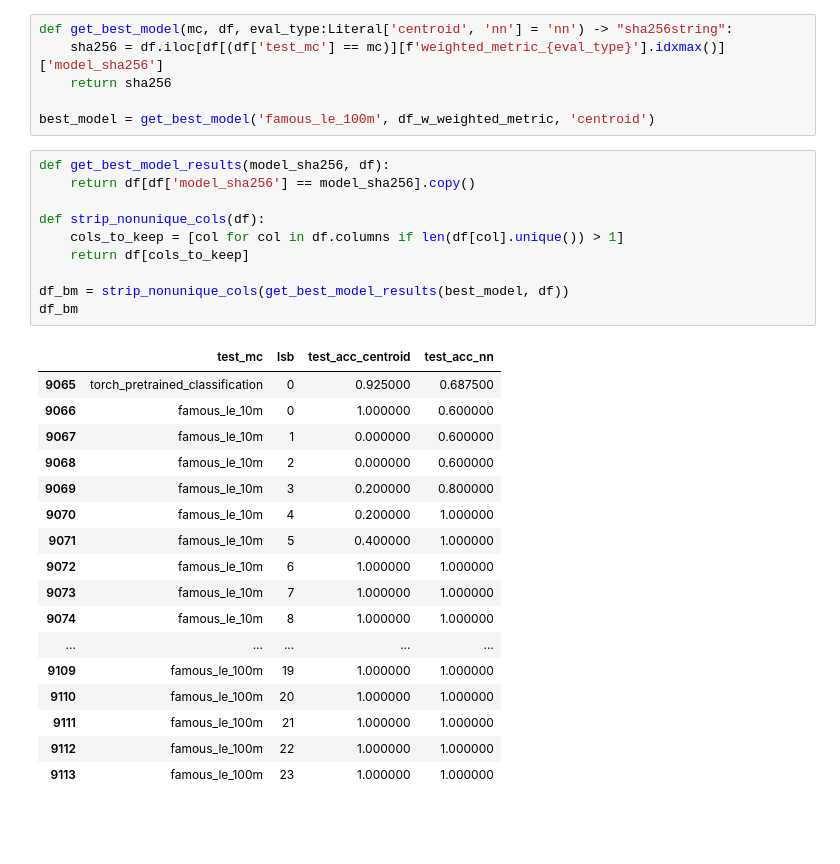
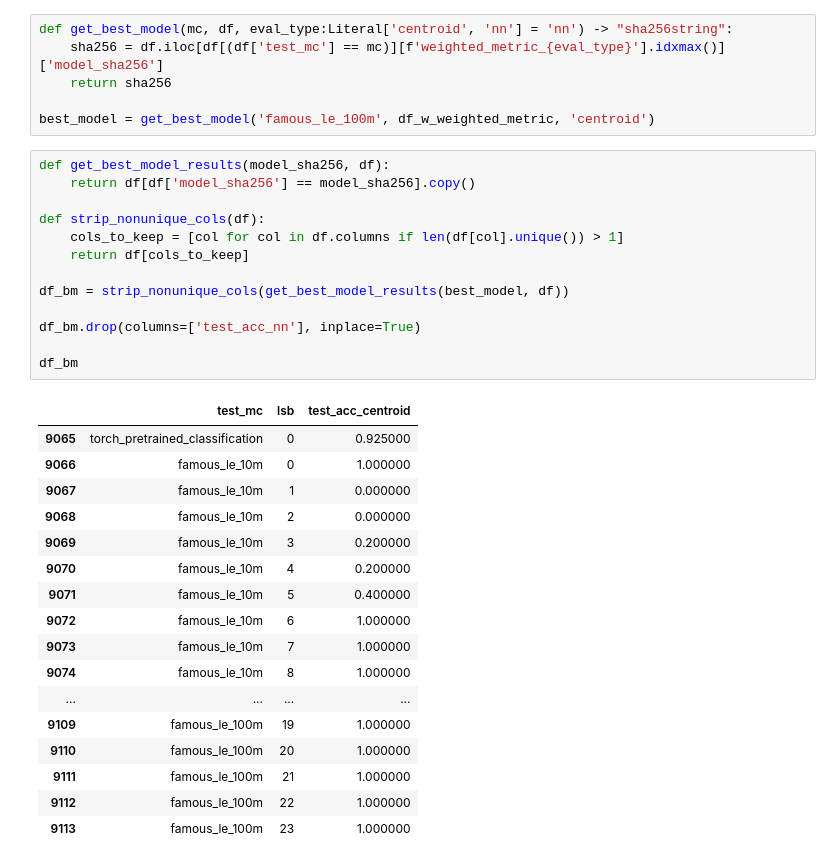
Before and after one commit to danigil/ModelXRay, a Jupyter notebook: notebooks/model_selection.ipynb, the cells around one changed output. Cells and saved outputs as stored; diff of their text form; blank space fills up the shorter version.

```diff
--- a/notebooks/model_selection.ipynb
+++ b/notebooks/model_selection.ipynb
@@ -117,28 +118,31 @@ best_model = get_best_model('famous_le_100m', df_w_weighted_metric, 'centroid')
 # %%
 def get_best_model_results(model_sha256, df):
     return df[df['model_sha256'] == model_sha256].copy()
 
 def strip_nonunique_cols(df):
     cols_to_keep = [col for col in df.columns if len(df[col].unique()) > 1]
     return df[cols_to_keep]
 
 df_bm = strip_nonunique_cols(get_best_model_results(best_model, df))
+
+df_bm.drop(columns=['test_acc_nn'], inplace=True)
+
 df_bm
 # %% [output]
-|  | test_mc | lsb | test_acc_centroid | test_acc_nn |
-| 9065 | torch_pretrained_classification | 0 | 0.925000 | 0.687500 |
-| 9066 | famous_le_10m | 0 | 1.000000 | 0.600000 |
-| 9067 | famous_le_10m | 1 | 0.000000 | 0.600000 |
-| 9068 | famous_le_10m | 2 | 0.000000 | 0.600000 |
-| 9069 | famous_le_10m | 3 | 0.200000 | 0.800000 |
-| 9070 | famous_le_10m | 4 | 0.200000 | 1.000000 |
-| 9071 | famous_le_10m | 5 | 0.400000 | 1.000000 |
-| 9072 | famous_le_10m | 6 | 1.000000 | 1.000000 |
-| 9073 | famous_le_10m | 7 | 1.000000 | 1.000000 |
-| 9074 | famous_le_10m | 8 | 1.000000 | 1.000000 |
-| ... | ... | ... | ... | ... |
-| 9109 | famous_le_100m | 19 | 1.000000 | 1.000000 |
-| 9110 | famous_le_100m | 20 | 1.000000 | 1.000000 |
-| 9111 | famous_le_100m | 21 | 1.000000 | 1.000000 |
-| 9112 | famous_le_100m | 22 | 1.000000 | 1.000000 |
-| 9113 | famous_le_100m | 23 | 1.000000 | 1.000000 |
+|  | test_mc | lsb | test_acc_centroid |
+| 9065 | torch_pretrained_classification | 0 | 0.925000 |
+| 9066 | famous_le_10m | 0 | 1.000000 |
+| 9067 | famous_le_10m | 1 | 0.000000 |
+| 9068 | famous_le_10m | 2 | 0.000000 |
+| 9069 | famous_le_10m | 3 | 0.200000 |
+| 9070 | famous_le_10m | 4 | 0.200000 |
+| 9071 | famous_le_10m | 5 | 0.400000 |
+| 9072 | famous_le_10m | 6 | 1.000000 |
+| 9073 | famous_le_10m | 7 | 1.000000 |
+| 9074 | famous_le_10m | 8 | 1.000000 |
+| ... | ... | ... | ... |
+| 9109 | famous_le_100m | 19 | 1.000000 |
+| 9110 | famous_le_100m | 20 | 1.000000 |
+| 9111 | famous_le_100m | 21 | 1.000000 |
+| 9112 | famous_le_100m | 22 | 1.000000 |
+| 9113 | famous_le_100m | 23 | 1.000000 |
```
Also changed, not shown: parts of 2 cells of this notebook, 43 other files.
